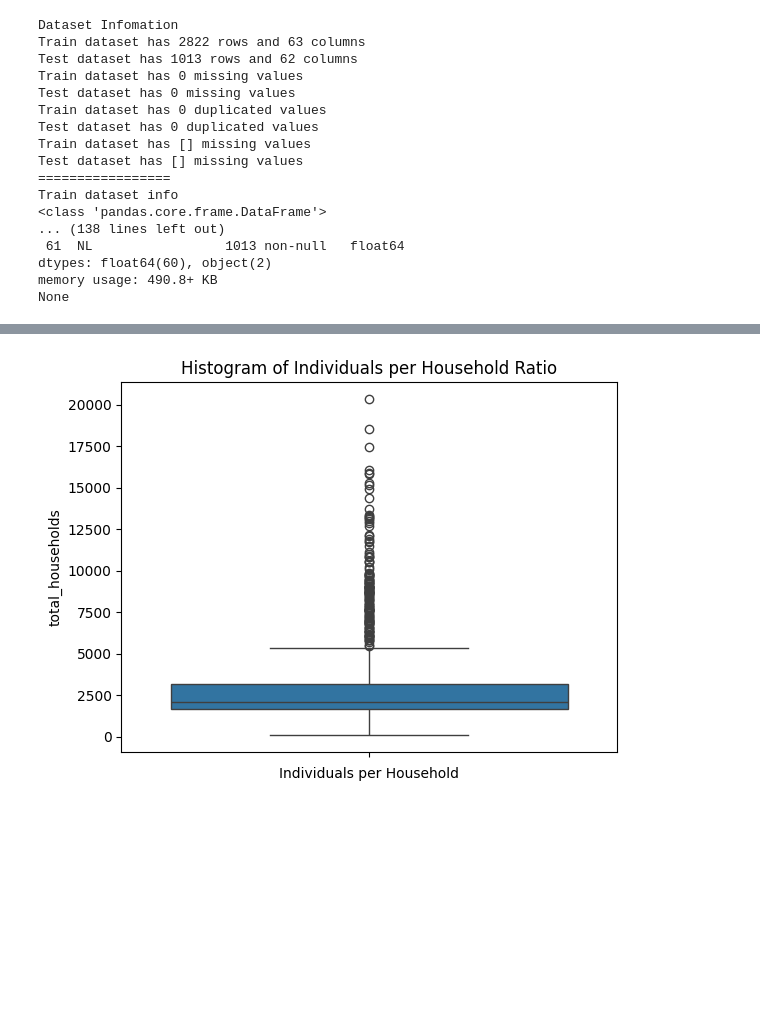
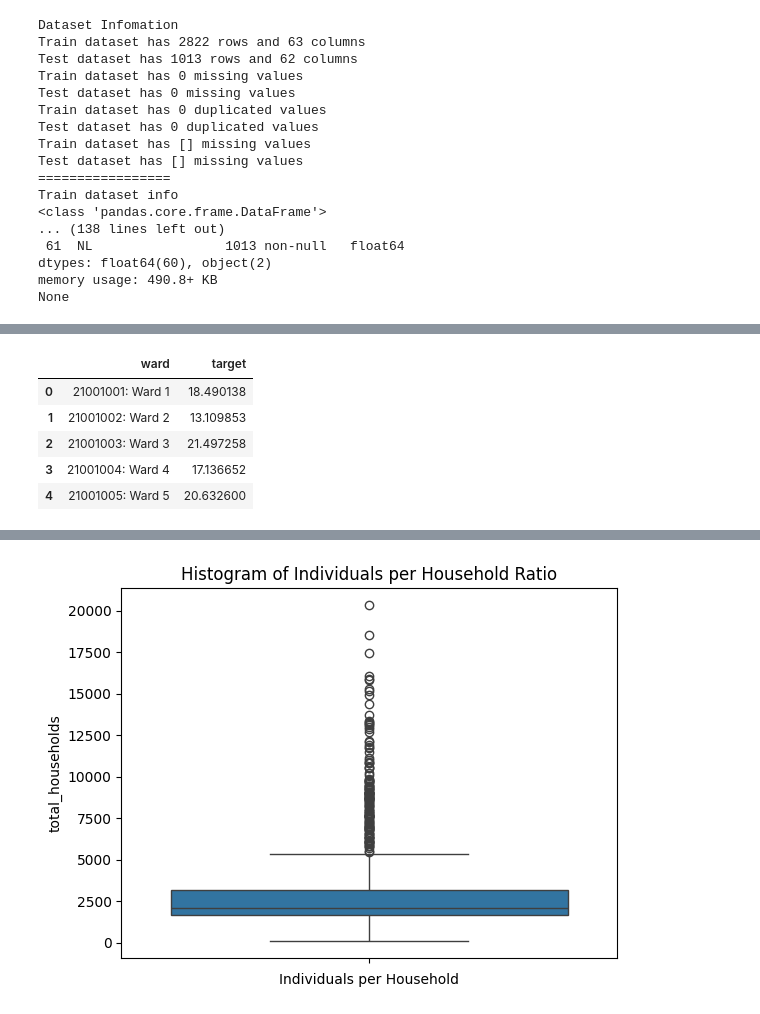
Before and after one commit to segnig/-segnig-International-Women-s-Day-Zindi-Challenge-, a Jupyter notebook: International_Women's_Day_Challenge.ipynb, the cells around one changed output, grey strips where cells are left out. Saved outputs shown, nothing was run; the diff lists cells and outputs as text; code cells hidden in the pictures; blank space fills up the shorter version.

```diff
--- a/International_Women's_Day_Challenge.ipynb
+++ b/International_Women's_Day_Challenge.ipynb
@@ -126,0 +224,13 @@ None
+# %%
+from catboost import CatBoostRegressor
+from sklearn.model_selection import train_test_split
+
+model_cat = CatBoostRegressor()
+
+model_cat.fit(X_train, y_train, eval_set=(X_test, y_test), verbose=100)
+
+y_pred = model_cat.predict(X_test)
+
+mse = mean_squared_error(y_test, y_pred)
+
+print(f"RMSE: {np.sqrt(mse)}")
@@ -126,0 +256,14 @@ None
+# %%
+test["target"] = model_cat.predict(test[train_features])
+
+test[["ward", "target"]].to_csv("submission_cat_model_without_feature_selection.csv", index=False)
+
+# to file
+test[["ward", "target"]].head()
+# %% [output]
+|  | ward | target |
+| 0 | 21001001: Ward 1 | 18.490138 |
+| 1 | 21001002: Ward 2 | 13.109853 |
+| 2 | 21001003: Ward 3 | 21.497258 |
+| 3 | 21001004: Ward 4 | 17.136652 |
+| 4 | 21001005: Ward 5 | 20.632600 |
```
Also changed, not shown: parts of 19 cells of this notebook.
